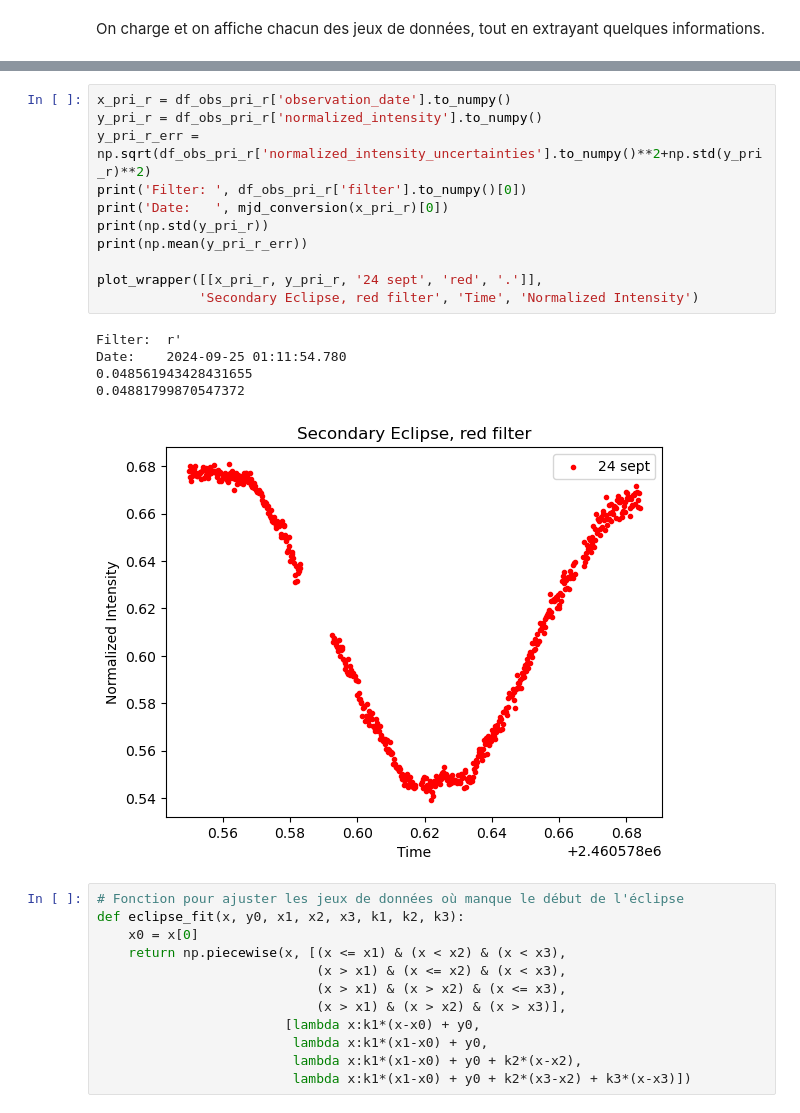
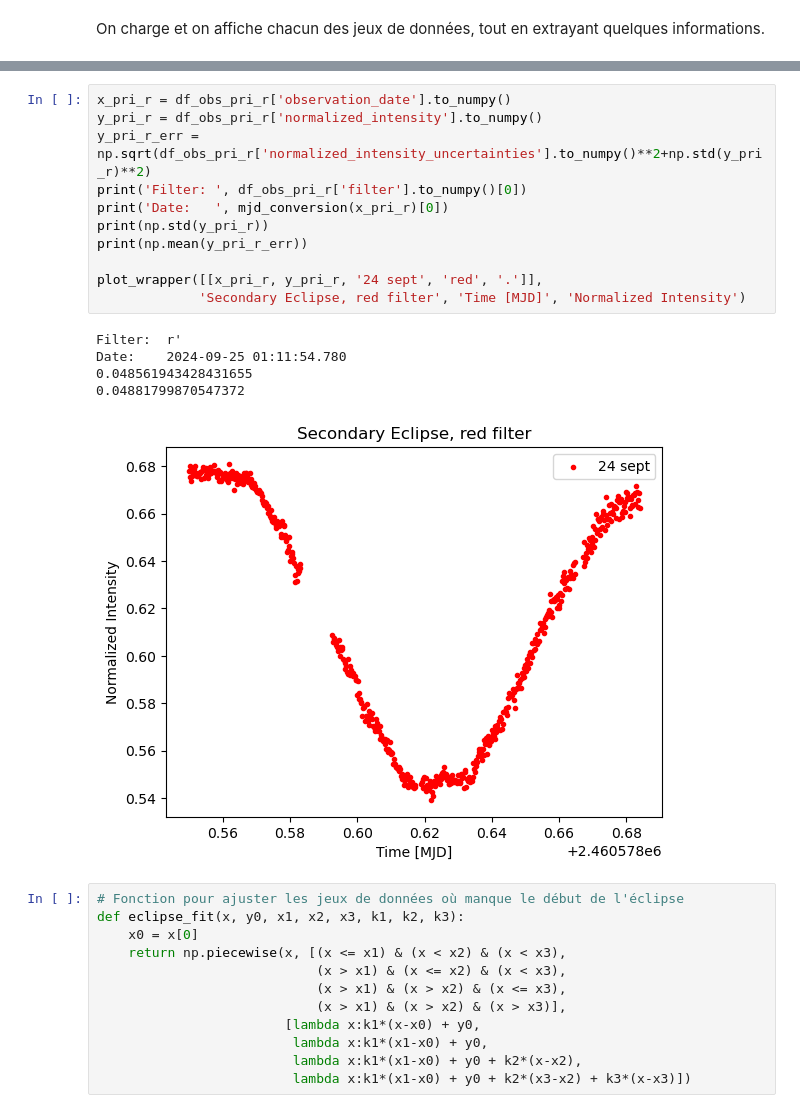
Before and after one commit to jakbay/ohp_binaire_a_eclipses, a Jupyter notebook: Ajustement_donnees_rapport.ipynb, the cells around one changed output, grey strips where cells are left out. Cells and saved outputs as stored; diff of their text form.

```diff
--- a/Ajustement_donnees_rapport.ipynb
+++ b/Ajustement_donnees_rapport.ipynb
@@ -113,20 +113,20 @@ Date:    2024-09-25 01:11:54.780
 # %%
 x_pri_r = df_obs_pri_r['observation_date'].to_numpy()
 y_pri_r = df_obs_pri_r['normalized_intensity'].to_numpy()
 y_pri_r_err = np.sqrt(df_obs_pri_r['normalized_intensity_uncertainties'].to_numpy()**2+np.std(y_pri_r)**2)
 print('Filter: ', df_obs_pri_r['filter'].to_numpy()[0])
 print('Date:   ', mjd_conversion(x_pri_r)[0])
 print(np.std(y_pri_r))
 print(np.mean(y_pri_r_err))
 
 plot_wrapper([[x_pri_r, y_pri_r, '24 sept', 'red', '.']],
-             'Secondary Eclipse, red filter', 'Time', 'Normalized Intensity')
+             'Secondary Eclipse, red filter', 'Time [MJD]', 'Normalized Intensity')
 # %% [output]
 Filter:  r'
 Date:    2024-09-25 01:11:54.780
 0.048561943428431655
 0.04881799870547372
-[figure, old version]
+[figure, new version]
 # %%
 # Fonction pour ajuster les jeux de données où manque le début de l'éclipse
 def eclipse_fit(x, y0, x1, x2, x3, k1, k2, k3):
```
Also changed, not shown: parts of 10 cells of this notebook.
